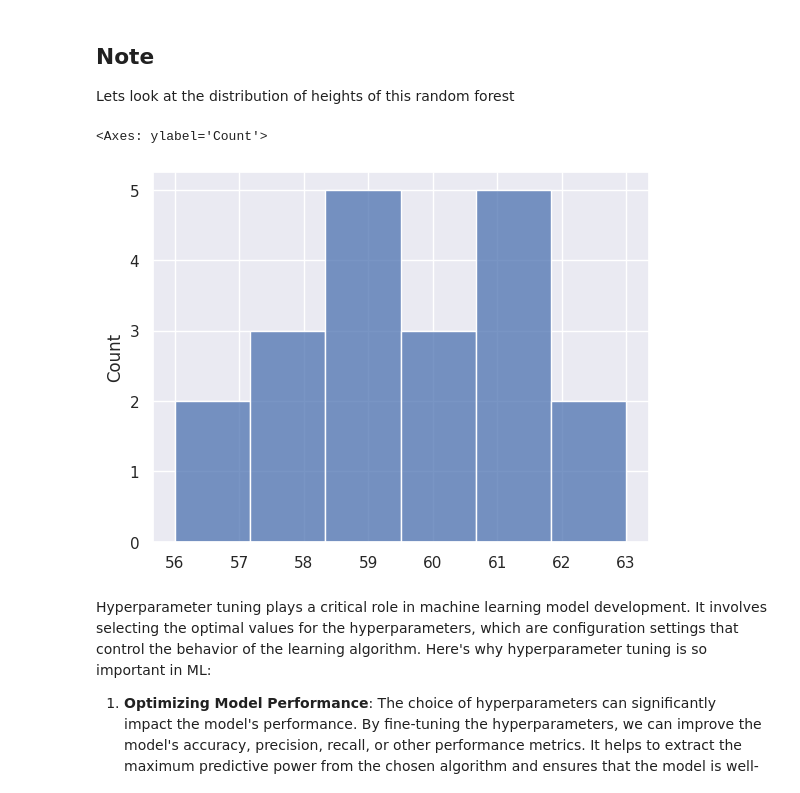
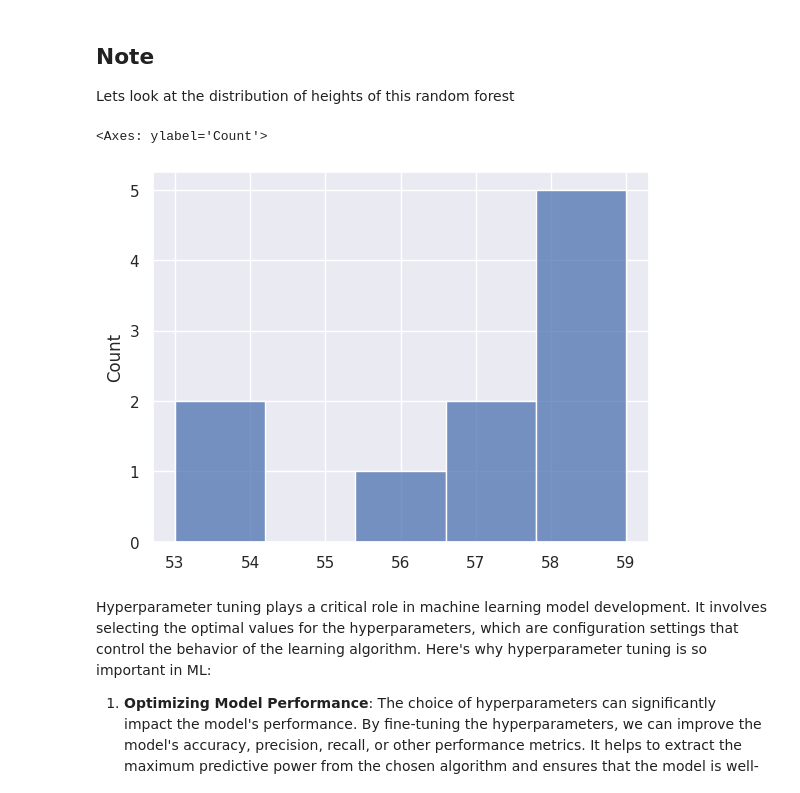
Before and after one commit to dhrits/mec2-projects, a Jupyter notebook: DSagar_Student_MLE_MiniProject_ML.ipynb, the cells around one changed output. Cells and saved outputs as stored; diff of their text form; code cells hidden in the pictures.

```diff
--- a/DSagar_Student_MLE_MiniProject_ML.ipynb
+++ b/DSagar_Student_MLE_MiniProject_ML.ipynb
@@ -296,8 +326,13 @@ preprocessor = make_column_transformer(
     remainder='passthrough'
 )
 
-tree_pipeline = make_pipeline(
+rf_pipeline = make_pipeline(
   preprocessor,
-  RandomForestRegressor(n_estimators=20)
+  RandomForestRegressor(n_estimators=10, max_features='sqrt')
 )
-tree_pipeline.fit(X_train, y_train)
+results_rf = cross_validate(
+    rf_pipeline, X_train, y_train,
+    scoring='neg_mean_absolute_error',
+    return_train_score=True,
+    return_estimator=True,
+    cv=3)
@@ -313,5 +343,6 @@ Pipeline(steps=[('columntransformer',
 # %%
 # Make predictions on the test data
-y_train_pred_tree = tree_pipeline.predict(X_train)
+rf_pipeline.fit(X_train, y_train)
+y_train_pred_tree = rf_pipeline.predict(X_train)
 print(f"MAE on training set: {mean_absolute_error(y_train, y_train_pred_tree):.3f}")
 # %% [output]
@@ -326,12 +360,12 @@ Lets look at the distribution of heights of this random forest
 # %%
 import seaborn as sns
 sns.set()
 
-depths = [tree_pipeline.get_params()['randomforestregressor'].estimators_[i].tree_.max_depth for i in range(len(tree_pipeline.get_params()['randomforestregressor'].estimators_))]
+depths = [rf_pipeline.get_params()['randomforestregressor'].estimators_[i].tree_.max_depth for i in range(len(rf_pipeline.get_params()['randomforestregressor'].estimators_))]
 sns.histplot(x=depths)
 # %% [output]
 <Axes: ylabel='Count'>
-[figure, old version]
+[figure, new version]
 # %% [markdown]
 Hyperparameter tuning plays a critical role in machine learning model development. It involves selecting the optimal values for the hyperparameters, which are configuration settings that control the behavior of the learning algorithm. Here's why hyperparameter tuning is so important in ML:
 
```
Also changed, not shown: parts of 14 cells of this notebook.
